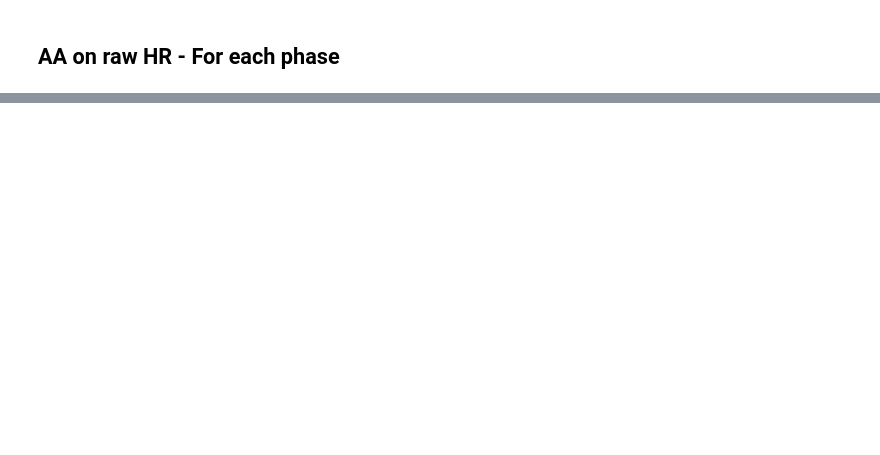
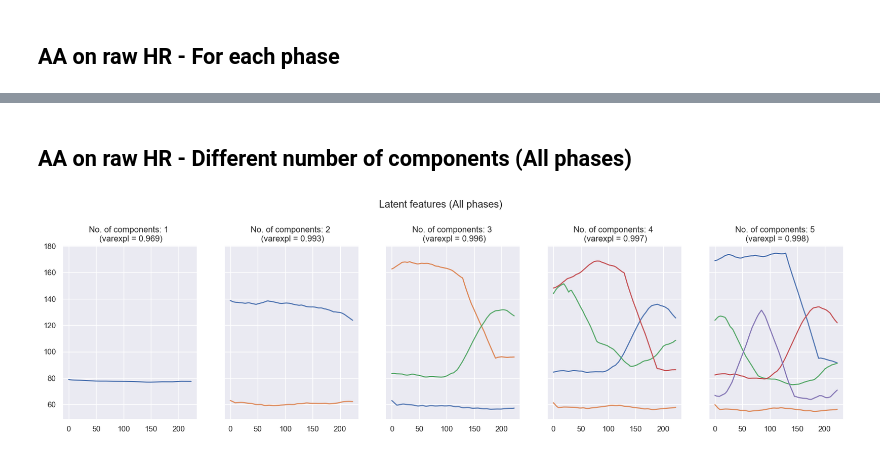
Before and after one commit to tbarcinski/02582-Computational-Data-Analysis, a Jupyter notebook: Case2/AA.ipynb, the cells around one changed output, grey strips where cells are left out. Saved outputs shown, nothing was run; the diff lists cells and outputs as text; code cells hidden in the pictures; blank space fills up the shorter version.

```diff
--- a/Case2/AA.ipynb
+++ b/Case2/AA.ipynb
@@ -174,0 +165,27 @@ The flat one is for scaling
+# %% [markdown]
+## AA on raw HR - Different number of components (All phases)
+# %%
+n_components_list = range(1,6)
+
+fig, ax = plt.subplots(1, len(n_components_list), figsize=(20,5),sharex=False, sharey=True)
+fig.suptitle("Latent features (All phases)")
+fig.subplots_adjust(top=0.8)
+X = raw_ds
+
+for j, n_components in enumerate(n_components_list):
+
+    # AA
+    XC, S, C, SSE, varexpl = py_pcha.PCHA(np.asarray(X.T), noc=n_components, delta=0.1)
+    S = np.asarray(S)
+    C = np.asarray(C)
+    X_hat = X.T @ C @ S
+    L = 0.5*np.linalg.norm(X.T-X_hat)**2
+    components = np.asarray(XC.T)
+
+    # Plot
+    ax[j].set_title(f"No. of components: {n_components} \n (varexpl = {round(varexpl, 3)})")
+    for i in range(components.shape[0]):
+        ax[j].plot(components[i, :], label=f"Component {i+1}")
+    #ax[j].legend(loc='lower right')
+# %% [output]
+[figure, added]
```
Also changed, not shown: parts of 15 cells of this notebook.
